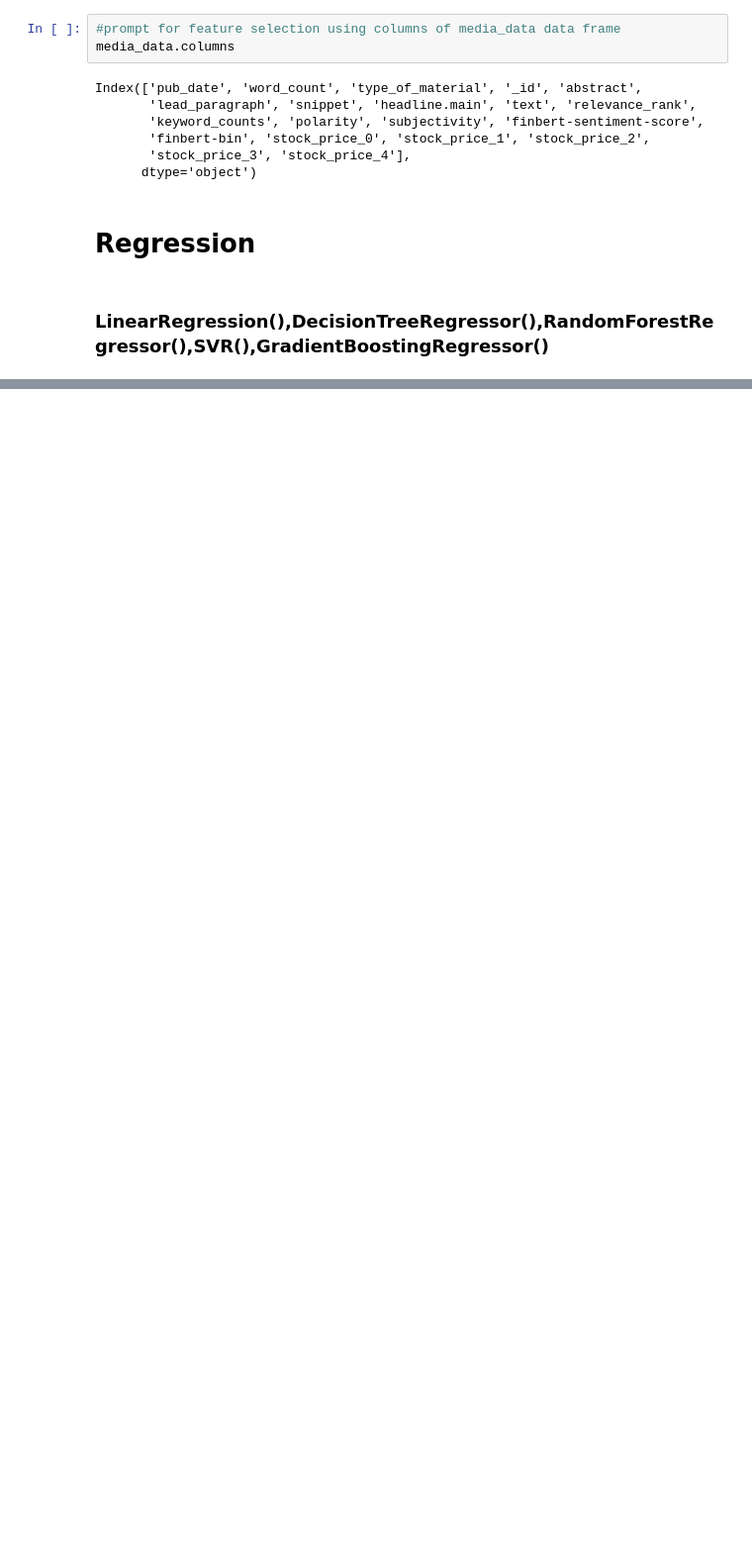
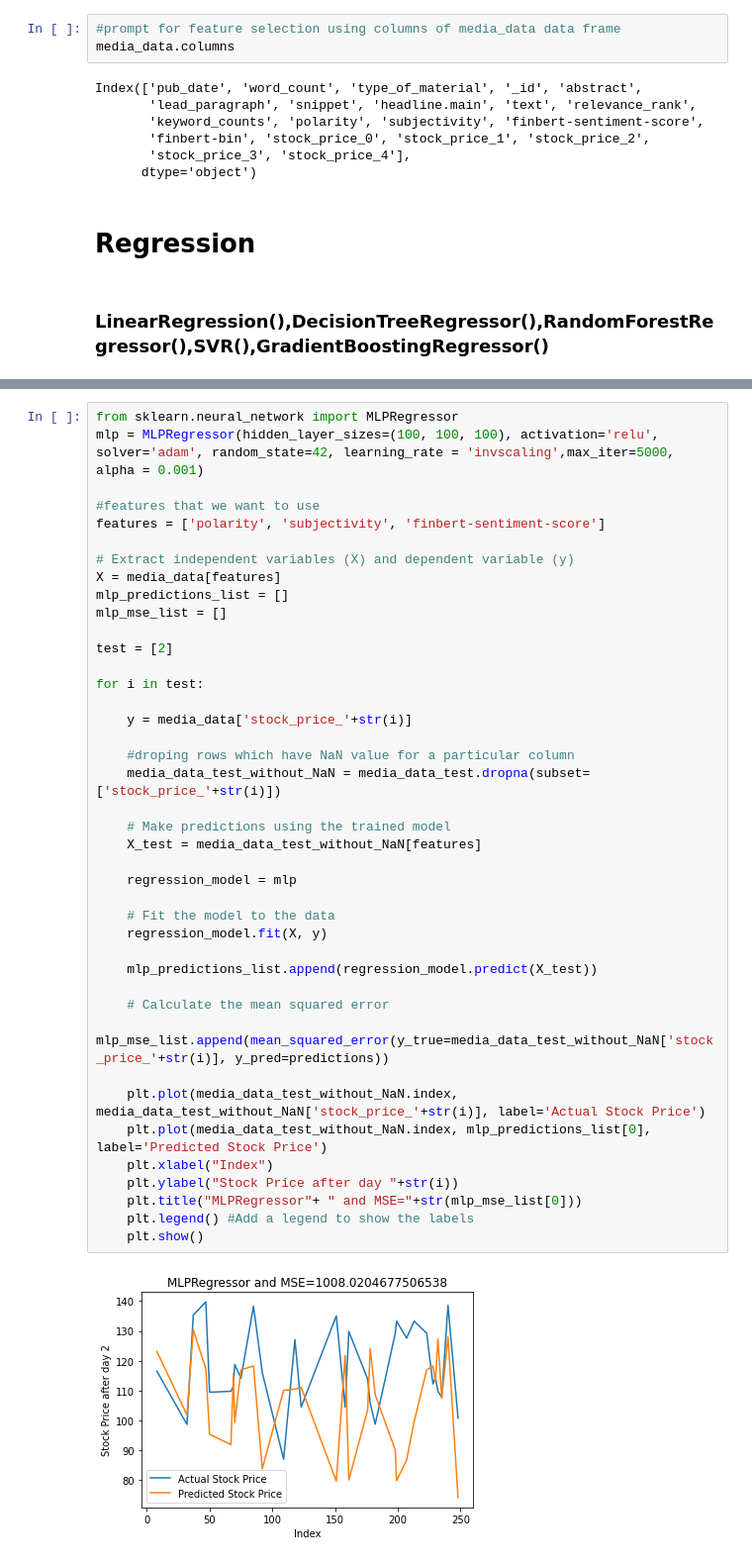
Before and after one commit to zhafen/markets-and-the-media, a Jupyter notebook: exploratory_data_analysis/Sentiment_to_Stock_Prediction_HY.ipynb, the cells around one changed output, grey strips where cells are left out. Shown at 99% size. Cells and saved outputs as stored; diff of their text form; blank space fills up the shorter version.

```diff
--- a/exploratory_data_analysis/Sentiment_to_Stock_Prediction_HY.ipynb
+++ b/exploratory_data_analysis/Sentiment_to_Stock_Prediction_HY.ipynb
@@ -183,0 +194,43 @@ plt.show()
+# %%
+from sklearn.neural_network import MLPRegressor
+mlp = MLPRegressor(hidden_layer_sizes=(100, 100, 100), activation='relu', solver='adam', random_state=42, learning_rate = 'invscaling',max_iter=5000, alpha = 0.001)
+
+#features that we want to use
+features = ['polarity', 'subjectivity', 'finbert-sentiment-score']
+
+# Extract independent variables (X) and dependent variable (y)
+X = media_data[features]
+mlp_predictions_list = []
+mlp_mse_list = []
+
+test = [2]
+
+for i in test:
+
+    y = media_data['stock_price_'+str(i)]
+
+    #droping rows which have NaN value for a particular column
+    media_data_test_without_NaN = media_data_test.dropna(subset=['stock_price_'+str(i)])
+
+    # Make predictions using the trained model
+    X_test = media_data_test_without_NaN[features]
+
+    regression_model = mlp
+
+    # Fit the model to the data
+    regression_model.fit(X, y)
+
+    mlp_predictions_list.append(regression_model.predict(X_test))
+
+    # Calculate the mean squared error
+    mlp_mse_list.append(mean_squared_error(y_true=media_data_test_without_NaN['stock_price_'+str(i)], y_pred=predictions))
+
+    plt.plot(media_data_test_without_NaN.index, media_data_test_without_NaN['stock_price_'+str(i)], label='Actual Stock Price')
+    plt.plot(media_data_test_without_NaN.index, mlp_predictions_list[0], label='Predicted Stock Price')
+    plt.xlabel("Index")
+    plt.ylabel("Stock Price after day "+str(i))
+    plt.title("MLPRegressor"+ " and MSE="+str(mlp_mse_list[0]))
+    plt.legend() #Add a legend to show the labels
+    plt.show()
+# %% [output]
+[figure, added]
```
Also changed, not shown: parts of 6 cells of this notebook.
